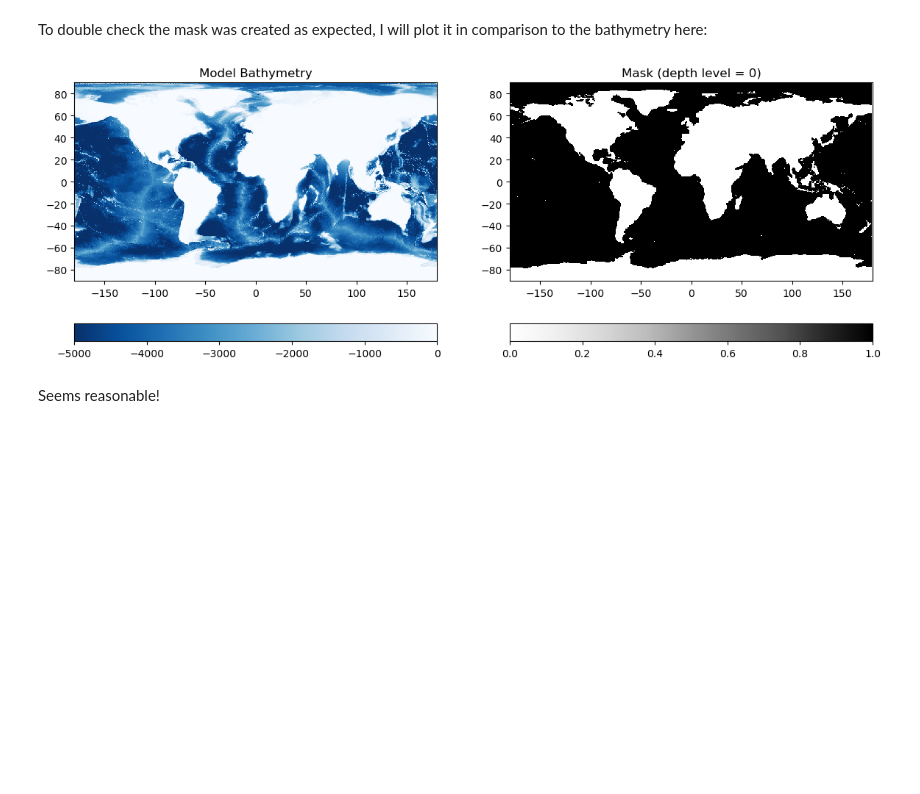
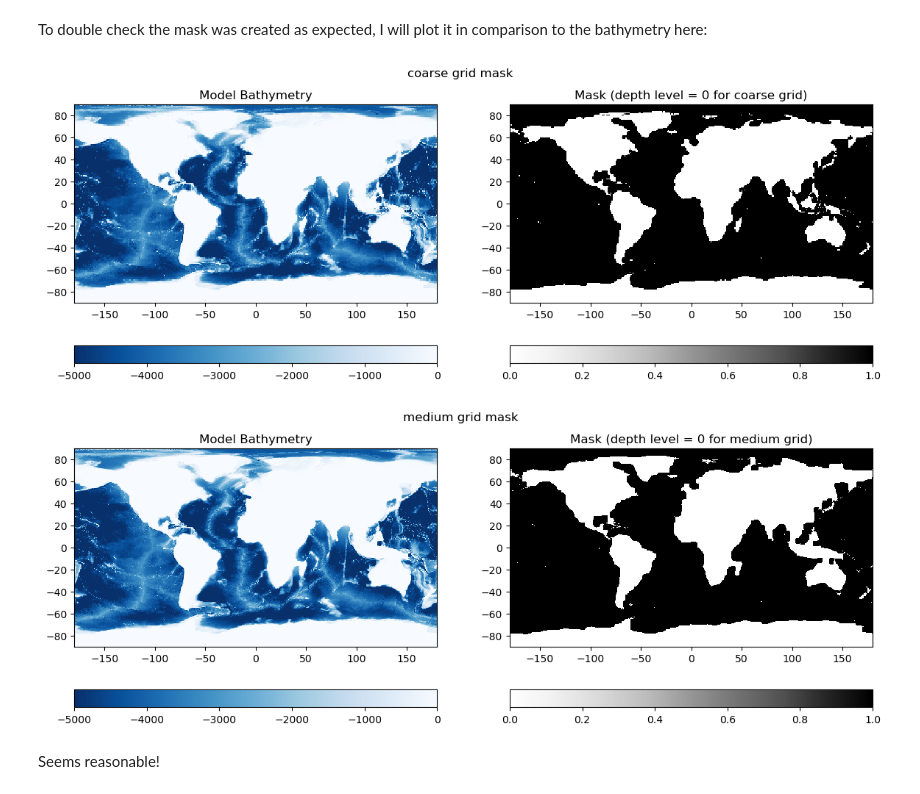
Before and after one commit to tparker1/cs185c_fall2024, a Jupyter notebook: Project/notebooks/10-2 Creating Initial Conditions.ipynb, the cells around one changed output. Drawn from its saved outputs; the diff is of its cells as text; code cells hidden in the pictures; blank space fills up the shorter version.

```diff
--- a/Project/notebooks/10-2 Creating Initial Conditions.ipynb
+++ b/Project/notebooks/10-2 Creating Initial Conditions.ipynb
@@ -102,27 +143,40 @@ hFacC = hFac.create_hFacC_grid(depth, delR)
 # %% [markdown]
 The mask is generated by setting all of the non-zero `hFac` points to 1:
 # %%
-mask = np.copy(hFacC)
-mask[mask>0] = 1
+def make_mask(hFacC):
+    mask = np.copy(hFacC)
+    mask[mask>0] = 1
+    return mask
+
+mask_coarse = make_mask(hFacC_coarse)
+mask_medium = make_mask(hFacC_medium)
 # %% [markdown]
 To double check the mask was created as expected, I will plot it in comparison to the bathymetry here:
 # %%
-plt.figure(figsize=(14,5))
+def vis_mask(bathy, mask, XC, YC, res):
 
-plt.subplot(1,2,1)
-C = plt.pcolormesh(XC, YC, bathy, vmin=-5000, vmax=0, cmap='Blues_r')
-plt.colorbar(C, orientation = 'horizontal')
-plt.title('Model Bathymetry')
+    plt.figure(figsize=(14,5))
 
-depth_level = 0
-plt.subplot(1,2,2)
-C = plt.pcolormesh(XC, YC, mask[0], vmin=0, vmax=1, cmap='Greys')
-plt.colorbar(C, orientation = 'horizontal')
-plt.title(f'Mask (depth level = {str(depth_level)})')
+    plt.subplot(1,2,1)
+    C = plt.pcolormesh(XC, YC, bathy, vmin=-5000, vmax=0, cmap='Blues_r')
+    plt.colorbar(C, orientation = 'horizontal')
+    plt.title('Model Bathymetry')
 
-plt.show()
+    depth_level = 0
+    plt.subplot(1,2,2)
+    C = plt.pcolormesh(XC, YC, mask[0], vmin=0, vmax=1, cmap='Greys')
+    plt.colorbar(C, orientation = 'horizontal')
+    plt.title(f'Mask (depth level = {str(depth_level)} for {res} grid)')
+
+    plt.suptitle(f'{res} grid mask')
+
+    plt.show()
+
+vis_mask(bathy_coarse, mask_coarse, XC_coarse, YC_coarse, 'coarse')
+vis_mask(bathy_medium, mask_medium, XC_medium, YC_medium, 'medium')
 # %% [output]
-[figure, old version]
+[figure, new version]
+[figure, added]
 # %% [markdown]
 Seems reasonable!
 # %% [markdown]
```
Also changed, not shown: parts of 14 cells of this notebook.
